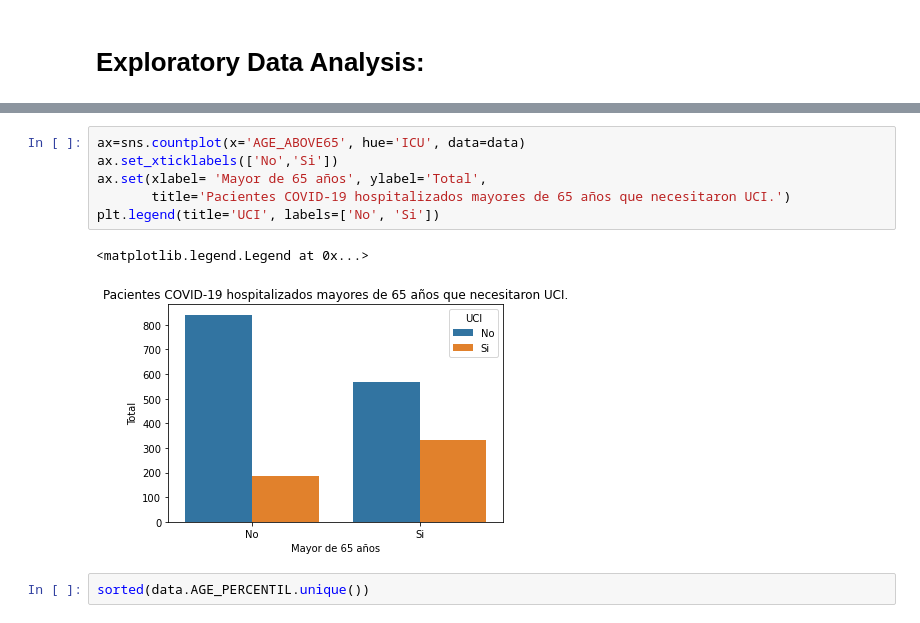
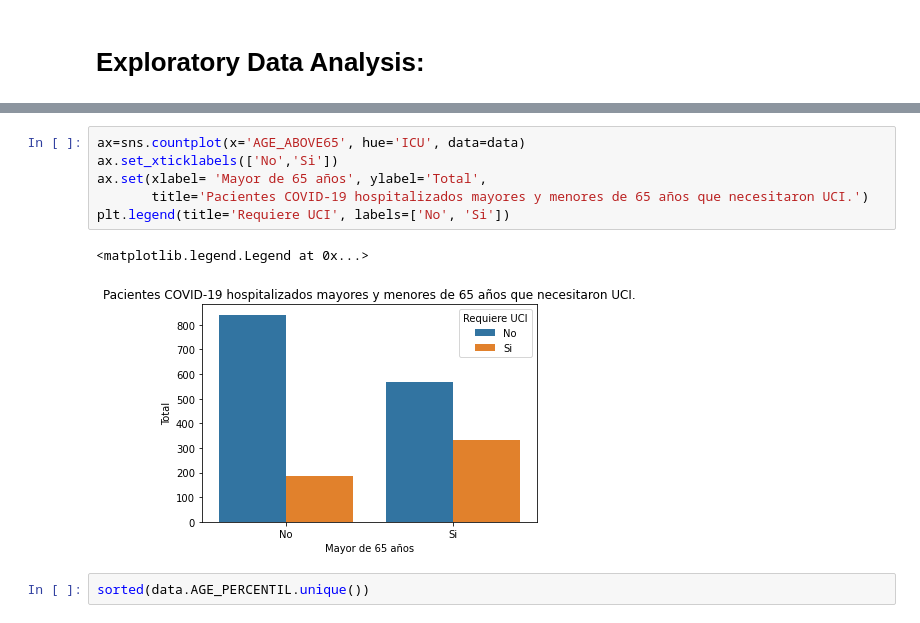
Before and after one commit to gusAGR/machine-learning-tfg, a Jupyter notebook: notebooks/Sirio_Libanes.ipynb, the cells around one changed output, grey strips where cells are left out. Cells and saved outputs as stored; diff of their text form.

```diff
--- a/notebooks/Sirio_Libanes.ipynb
+++ b/notebooks/Sirio_Libanes.ipynb
@@ -105,12 +105,12 @@ plt.legend(title='UCI', labels=['No', 'Si'])
 # %%
 ax=sns.countplot(x='AGE_ABOVE65', hue='ICU', data=data)
 ax.set_xticklabels(['No','Si'])
 ax.set(xlabel= 'Mayor de 65 años', ylabel='Total',
-       title='Pacientes COVID-19 hospitalizados mayores de 65 años que necesitaron UCI.')
-plt.legend(title='UCI', labels=['No', 'Si'])
+       title='Pacientes COVID-19 hospitalizados mayores y menores de 65 años que necesitaron UCI.')
+plt.legend(title='Requiere UCI', labels=['No', 'Si'])
 # %% [output]
 <matplotlib.legend.Legend at 0x...>
-[figure, old version]
+[figure, new version]
 # %%
 sorted(data.AGE_PERCENTIL.unique())
 # %% [output]
```
Also changed, not shown: parts of 23 cells of this notebook.
